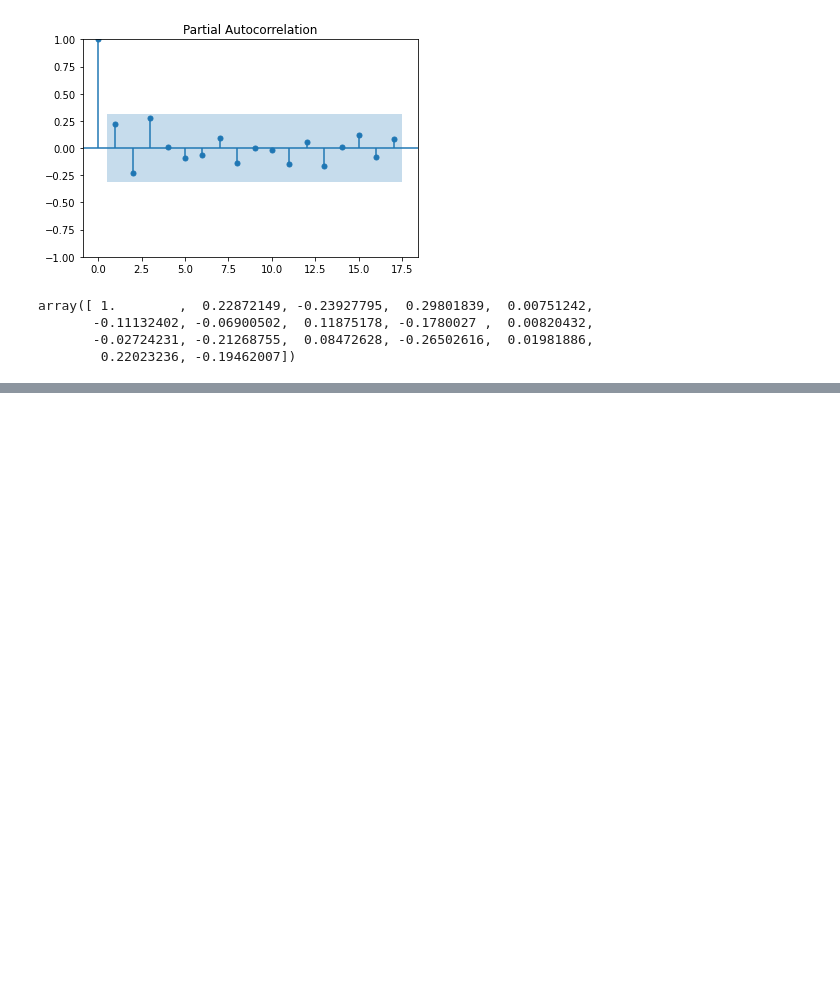
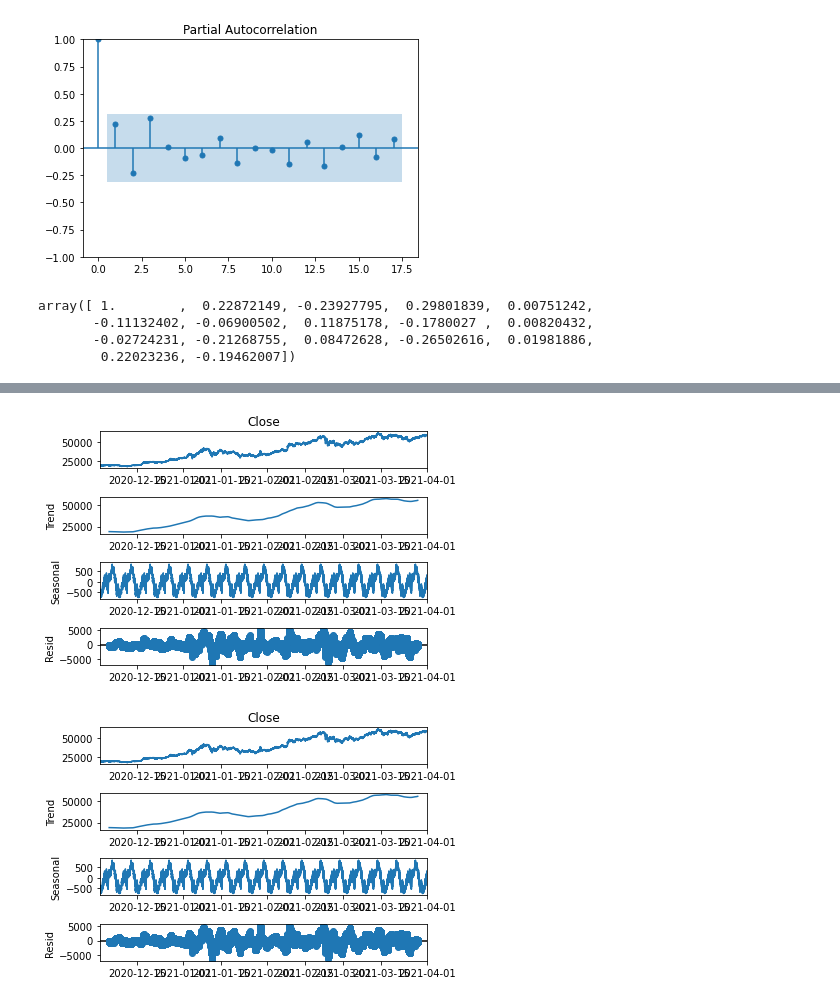
Before and after one commit to 123mitnik/Crypto_Forecasting_kaggle, a Jupyter notebook: statistical-analyses-additional.ipynb, the cells around one changed output, grey strips where cells are left out. Drawn from its saved outputs; the diff is of its cells as text; code cells hidden in the pictures; blank space fills up the shorter version.

Commit message:
add additive decomposition

```diff
--- a/statistical-analyses-additional.ipynb
+++ b/statistical-analyses-additional.ipynb
@@ -109,0 +140,14 @@ array([ 1.        ,  0.22872149, -0.23927795,  0.29801839,  0.00751242,
+# %%
+from statsmodels.tsa.seasonal import seasonal_decompose
+from script.morestats import s2d
+import numpy as np
+btc_freq = ts_with_frequency(series=btc, frequency='1min')
+btc_freq = btc_freq.loc[d2s('2020-12-01'):d2s('2021-04-01')]
+btc_freq.index = [s2d(d) for d in btc_freq.index]
+# %%
+result = seasonal_decompose(x=btc_freq.dropna(), model='additive',period=60*24*7)#one week as a period
+# %%
+result.plot()
+# %% [output]
+[figure, added]
+[figure, added]
```
Also changed, not shown: parts of 10 cells of this notebook, 3 other files.
